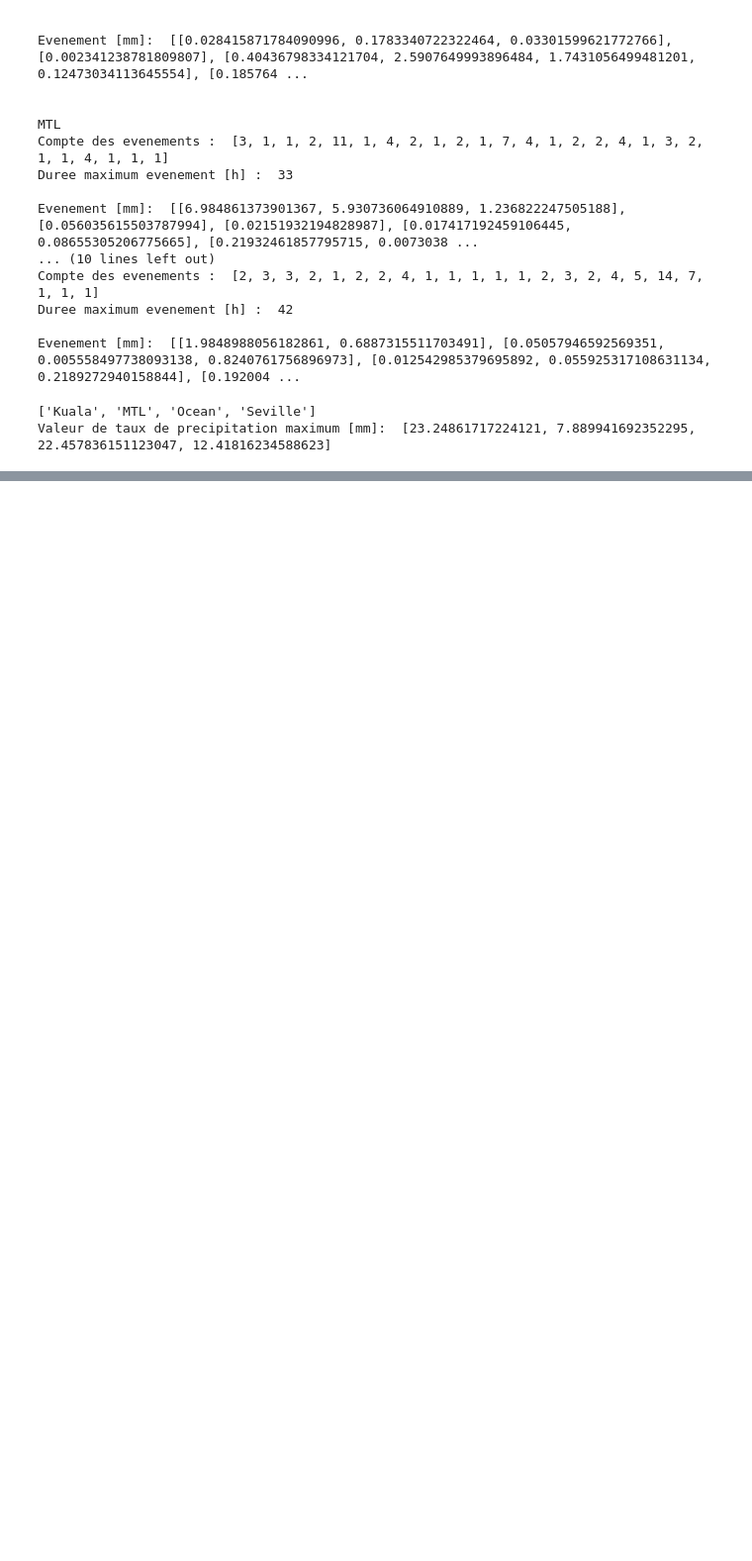
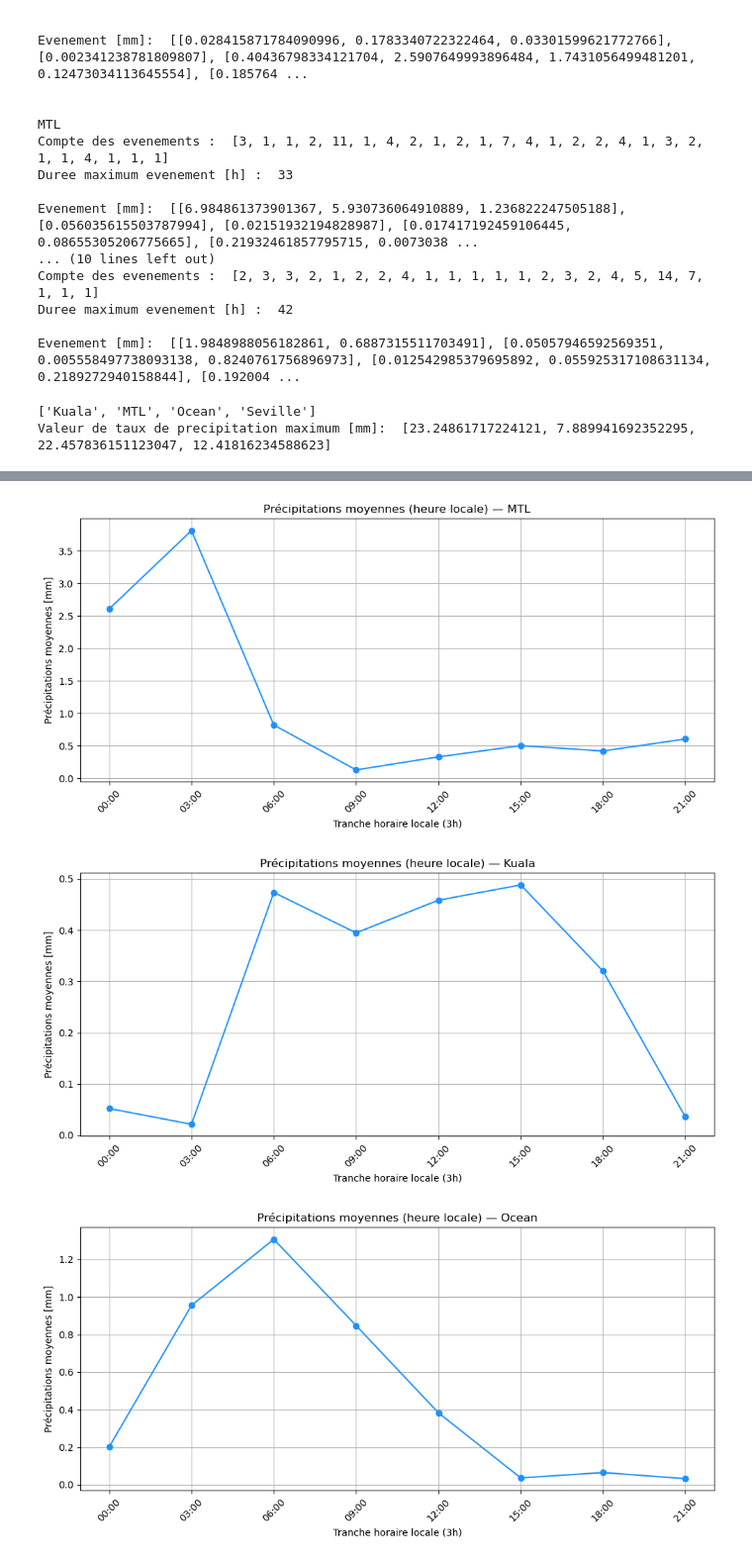
Before and after one commit to Snowbave/git_test, a Jupyter notebook: pipipoupou.ipynb, the cells around one changed output, grey strips where cells are left out. Shown at 99% size. Drawn from its saved outputs; the diff is of its cells as text; code cells hidden in the pictures; blank space fills up the shorter version.

```diff
--- a/pipipoupou.ipynb
+++ b/pipipoupou.ipynb
@@ -298,0 +370,51 @@ Point 2: lat=45.550000, lon=-73.450000  |  +/- 50.0 km
+# %%
+import pandas as pd
+import matplotlib.pyplot as plt
+
+# Tranches horaires de 3h (heure locale, sans décalage)
+tranches_3h = list(range(0, 24, 3))  # [0, 3, ..., 21]
+
+# Liste des noms des villes (ordre = celui de liste_ville_n)
+liste_nom_ville = ['MTL', 'Kuala', 'Ocean', 'Seville']
+
+# Décalages horaires personnalisés pour chaque ville
+decalages = {'MTL': -4, 'Kuala': 8, 'Ocean': 7, 'Seville': 2}
+
+# Labels horaires à afficher (00:00, 03:00, ..., 21:00)
+labels_heures = [f"{h:02d}:00" for h in tranches_3h]
+
+# Boucle sur chaque ville pour tracer son propre graphique
+for i, ville in enumerate(liste_ville_n):
+    nom_ville = liste_nom_ville[i]
+    decalage = decalages[nom_ville]
+    moyennes = []
+
+    for h in tranches_3h:
+        # Décalage inverse pour sélectionner la bonne tranche UTC
+        heure_debut = (h - decalage) % 24
+        heure_fin = (heure_debut + 3) % 24
+
+        # Gestion des tranches normales et des passages minuit
+        if heure_debut < heure_fin:
+            masque = (ville.index.hour >= heure_debut) & (ville.index.hour < heure_fin)
+        else:
+            masque = (ville.index.hour >= heure_debut) | (ville.index.hour < heure_fin)
+
+        subset = ville.loc[masque, 'precipitationCal']
+        moyenne = subset.mean()
+        moyennes.append(moyenne)
+
+    # Tracer le graphique individuel
+    fig, ax = plt.subplots(figsize=(10, 5))
+    ax.plot(labels_heures, moyennes, marker='o', color='dodgerblue')
+    ax.set_title(f"Précipitations moyennes (heure locale) — {nom_ville}")
+    ax.set_xlabel("Tranche horaire locale (3h)")
+    ax.set_ylabel("Précipitations moyennes [mm]")
+    ax.grid(True)
+    plt.xticks(rotation=45)
+    plt.tight_layout()
+    plt.show()
+# %% [output]
+[figure, added]
+[figure, added]
+[figure, added]
```
Also changed, not shown: parts of 17 cells of this notebook.
